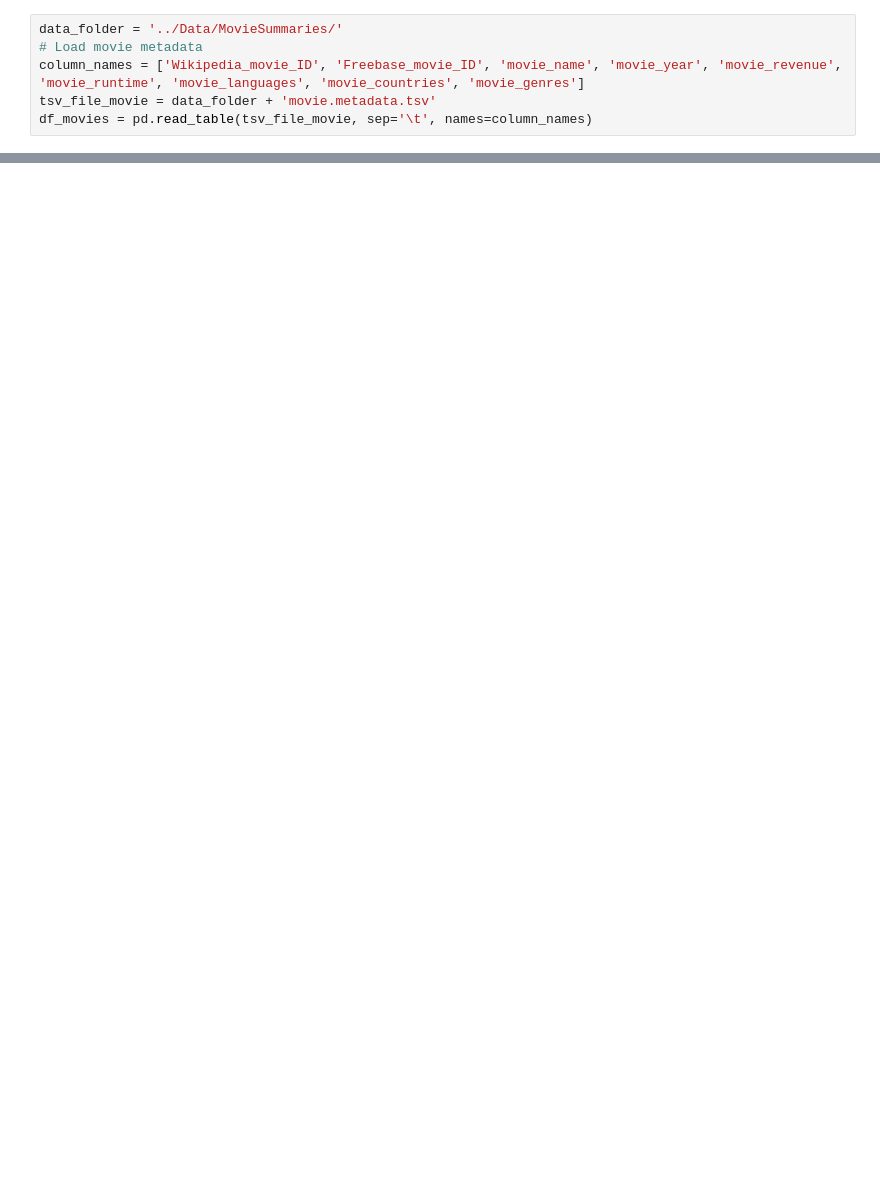
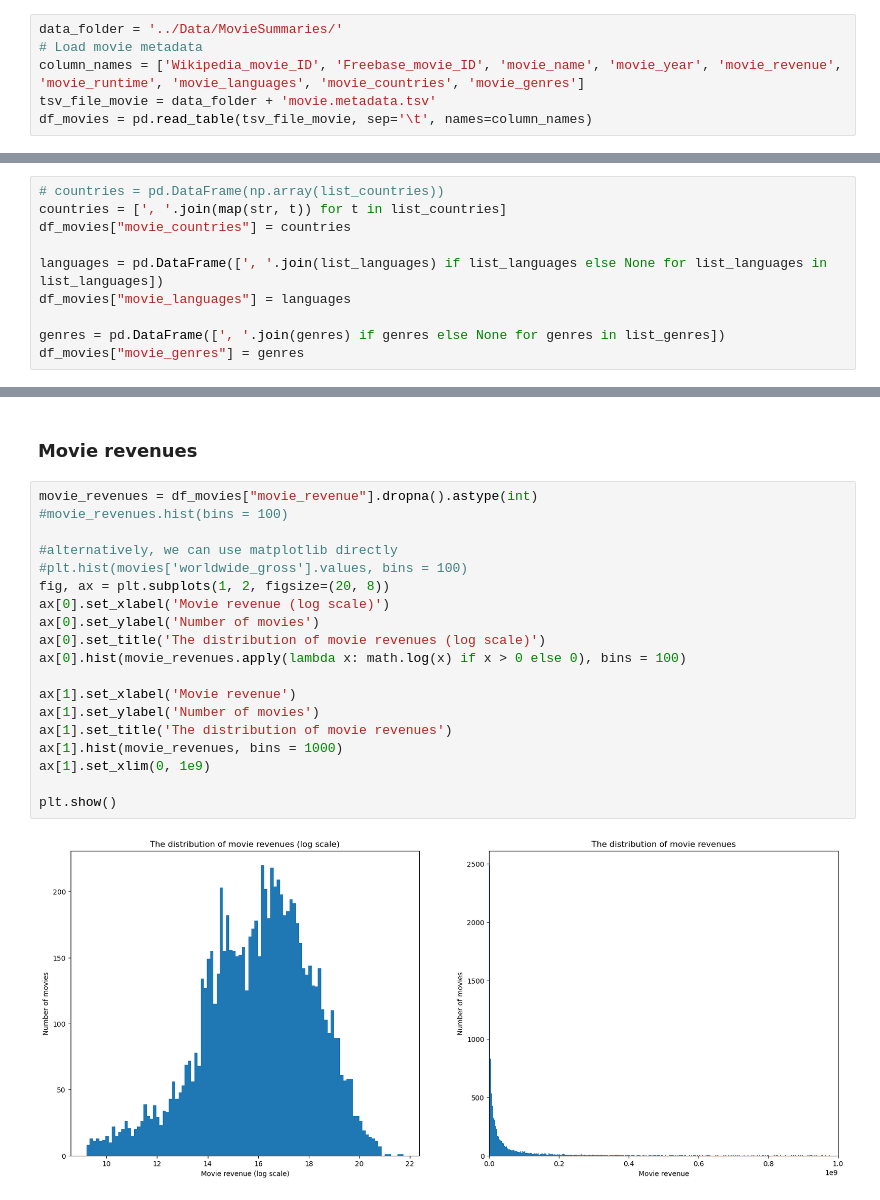
Before and after one commit to epfl-ada/ada-2024-project-madayam, a Jupyter notebook: notebooks/eda.ipynb, the cells around one changed output, grey strips where cells are left out. Drawn from its saved outputs; the diff is of its cells as text; blank space fills up the shorter version.

```diff
--- a/notebooks/eda.ipynb
+++ b/notebooks/eda.ipynb
@@ -32,0 +89,10 @@ df_movies.head(5)
+# %%
+# countries = pd.DataFrame(np.array(list_countries))
+countries = [', '.join(map(str, t)) for t in list_countries]
+df_movies["movie_countries"] = countries
+
+languages = pd.DataFrame([', '.join(list_languages) if list_languages else None for list_languages in list_languages])
+df_movies["movie_languages"] = languages
+
+genres = pd.DataFrame([', '.join(genres) if genres else None for genres in list_genres])
+df_movies["movie_genres"] = genres
@@ -32,0 +226,23 @@ df_movies.head(5)
+# %% [markdown]
+### Movie revenues
+# %%
+movie_revenues = df_movies["movie_revenue"].dropna().astype(int)
+#movie_revenues.hist(bins = 100)
+
+#alternatively, we can use matplotlib directly
+#plt.hist(movies['worldwide_gross'].values, bins = 100)
+fig, ax = plt.subplots(1, 2, figsize=(20, 8))
+ax[0].set_xlabel('Movie revenue (log scale)')
+ax[0].set_ylabel('Number of movies')
+ax[0].set_title('The distribution of movie revenues (log scale)')
+ax[0].hist(movie_revenues.apply(lambda x: math.log(x) if x > 0 else 0), bins = 100)
+
+ax[1].set_xlabel('Movie revenue')
+ax[1].set_ylabel('Number of movies')
+ax[1].set_title('The distribution of movie revenues')
+ax[1].hist(movie_revenues, bins = 1000)
+ax[1].set_xlim(0, 1e9)
+
+plt.show()
+# %% [output]
+[figure, added]
```
Also changed, not shown: parts of 25 cells of this notebook.
